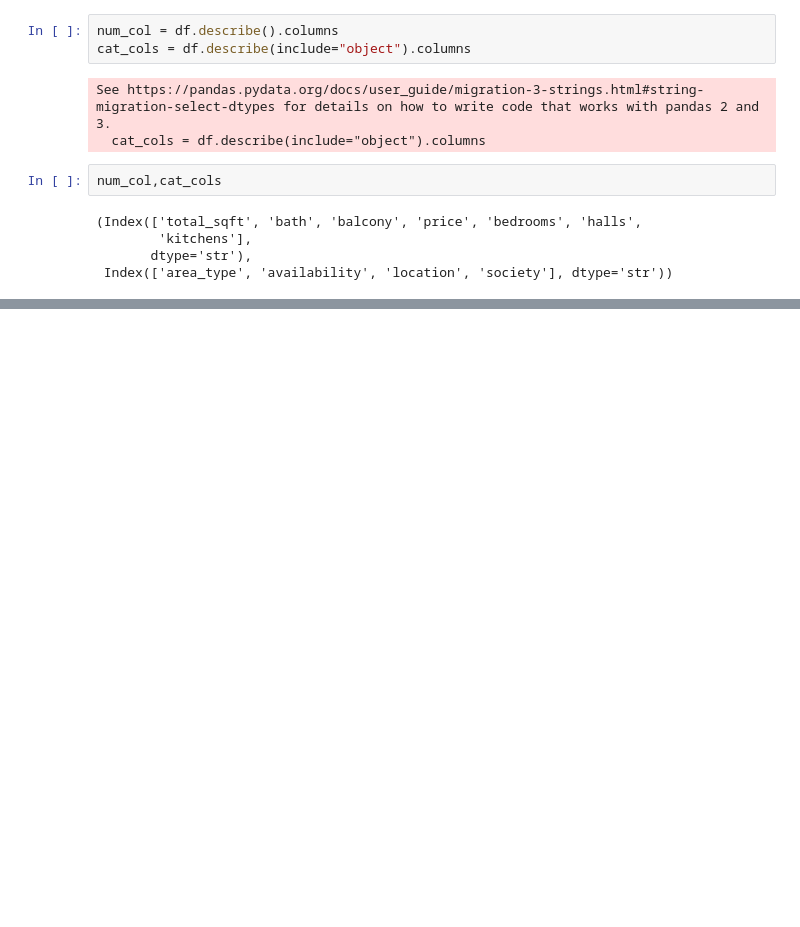
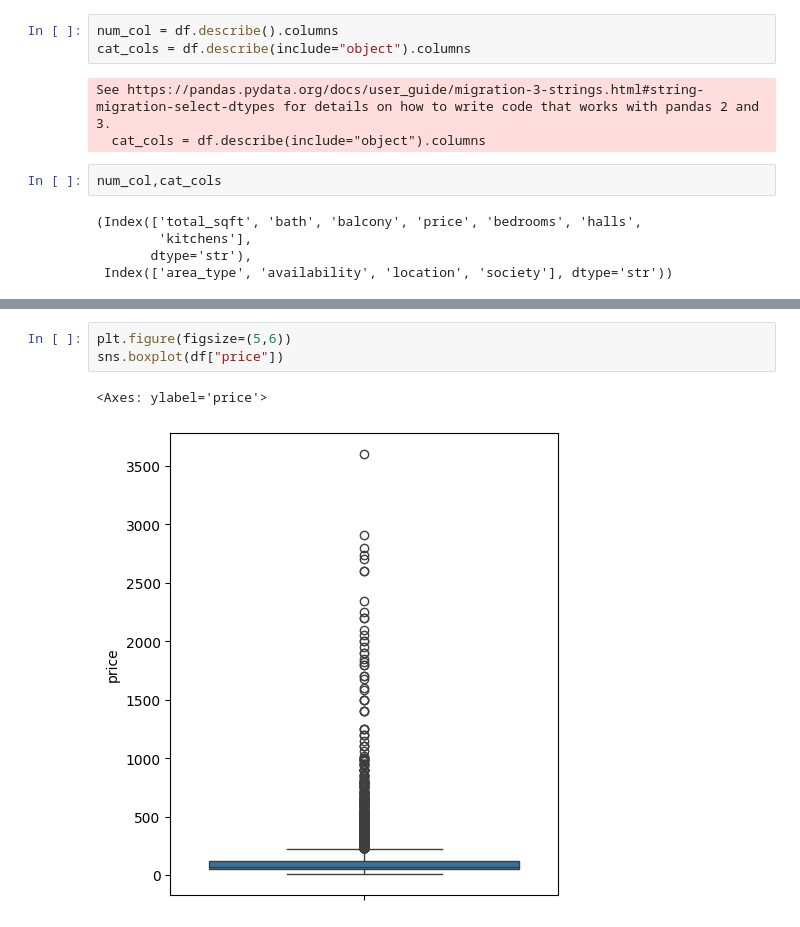
Before and after one commit to pushkarupadhyay587-a11y/Probation-Project-26, a Jupyter notebook: pushkar-task7/eda.ipynb, the cells around one changed output, grey strips where cells are left out. Saved outputs shown, nothing was run; the diff lists cells and outputs as text; blank space fills up the shorter version.

```diff
--- a/pushkar-task7/eda.ipynb
+++ b/pushkar-task7/eda.ipynb
@@ -423,0 +465,6 @@ TypeError: Value after * must be an iterable, not float
+# %%
+plt.figure(figsize=(5,6))
+sns.boxplot(df["price"])
+# %% [output]
+<Axes: ylabel='price'>
+[figure, added]
```
Also changed, not shown: parts of 61 cells of this notebook.
